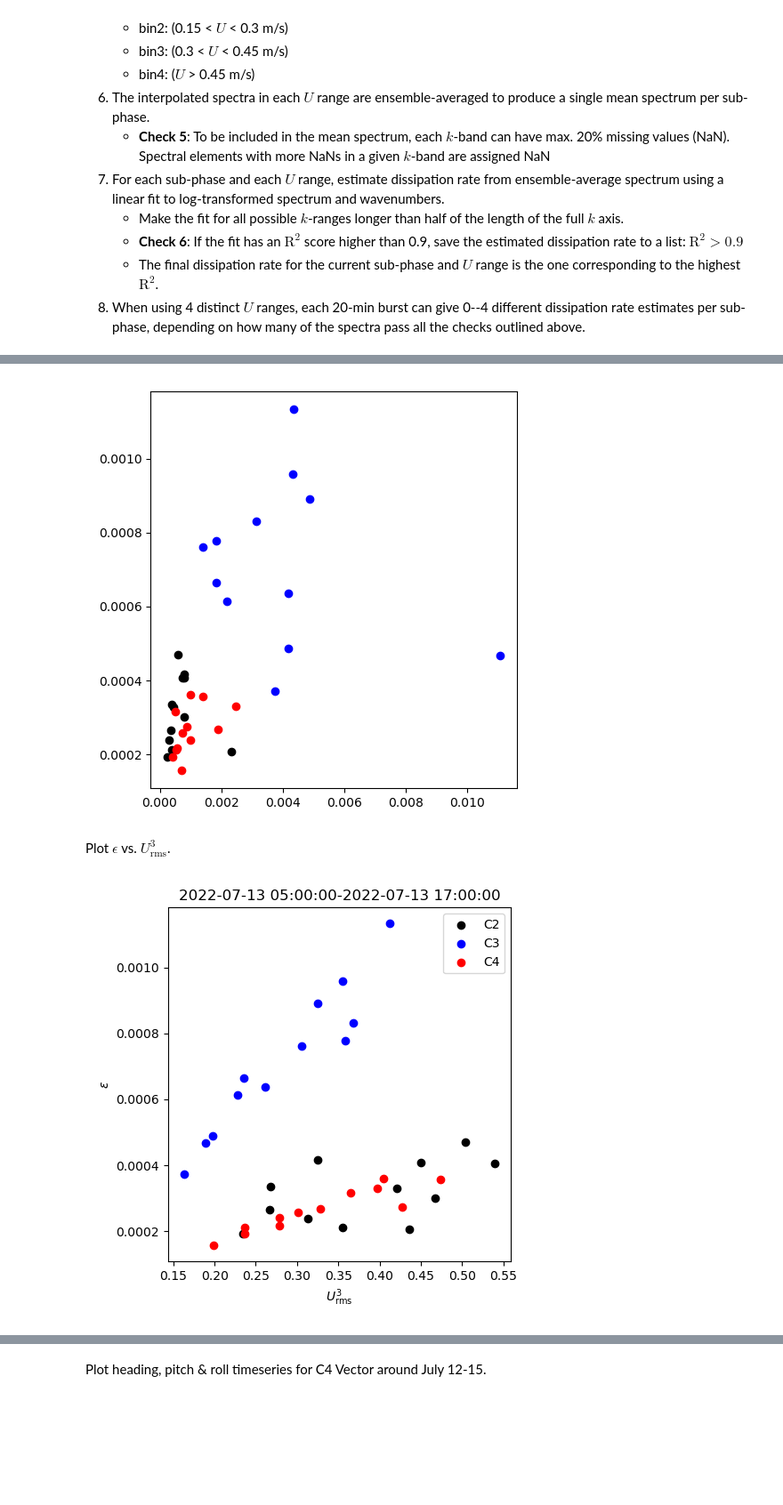
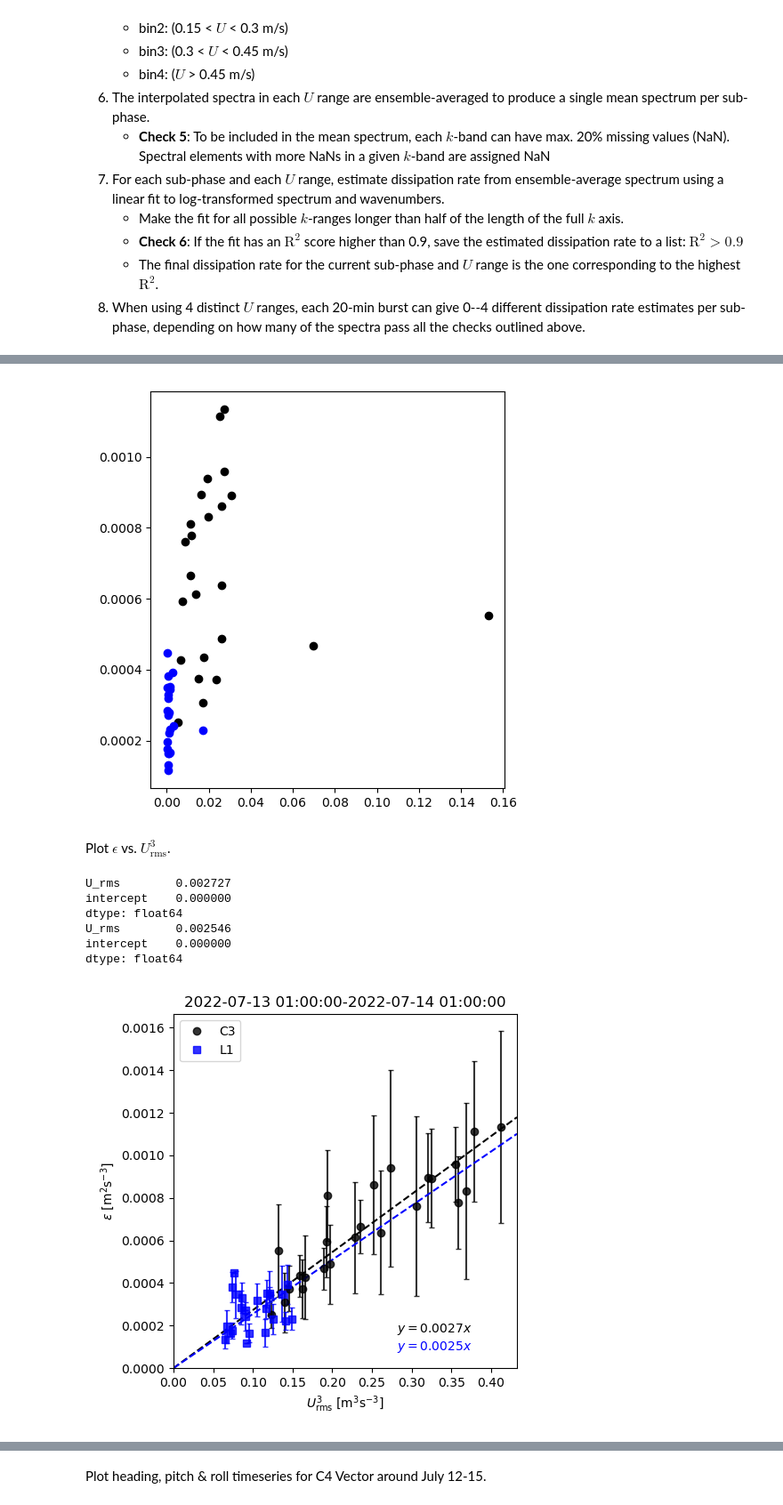
Before and after one commit to mikapm/pyROXSI, a Jupyter notebook: roxsi_pyfuns/notebooks/phase_resolved_diss.ipynb, the cells around one changed output, grey strips where cells are left out. Shown at 89% size. Drawn from its saved outputs; the diff is of its cells as text; code cells hidden in the pictures; blank space fills up the shorter version.

```diff
--- a/roxsi_pyfuns/notebooks/phase_resolved_diss.ipynb
+++ b/roxsi_pyfuns/notebooks/phase_resolved_diss.ipynb
@@ -618,34 +673,65 @@ KeyboardInterrupt:
 fig, ax = plt.subplots(figsize=(5,5))
 cs = ['k', 'b', 'r']
 for mi, mid in enumerate(mids):
-    x = dfbd83[mid]
-    y = dfbd[mid]
+    x = dfbd[mid]['eps_LT83']
+    y = dfbd[mid]['eps_phase']
     ax.scatter(x, y, color=cs[mi])
 
 plt.tight_layout()
 plt.show()
 # %% [output]
-[figure, old version]
+[figure, new version]
 # %% [markdown]
 Plot $\epsilon$ vs. $U_\mathrm{rms}^3$.
-# %%
-fig, ax = plt.subplots(figsize=(5,5))
-cs = ['k', 'b', 'r']
-for mi, mid in enumerate(mids):
-    x = dfbu[mid].values
-    y = dfbd[mid].values
-    ax.scatter(x**3, y, color=cs[mi], label=mid)
-#     for n in range(1, ncyc+1):
-#         eps = diss_subseg[mid]['{}/{}'.format(n, ncyc)]
-#         up = U_subseg[mid]['{}/{}'.format(n, ncyc)]
-#         ax.scatter(up, eps, color=cs[mi])
-ax.legend()
-ax.set_xlabel(r'$U_\mathrm{rms}^3$')
-ax.set_ylabel(r'$\epsilon$')
-ax.set_title('{}-{}'.format(t0, t1))
-
-
-plt.tight_layout()
-plt.show()
-# %% [output]
-[figure, removed]
+# %%
+fig, ax = plt.subplots(figsize=(5,5))
+cs = ['k', 'b', 'r']
+ms = ['o', 's', '^']
+for mi, mid in enumerate(mids):
+    x = (dfbd[mid]['U_rms']**3).to_frame()
+    y = dfbd[mid]['eps_phase']
+    ystd = dfbd[mid]['eps_phase_std']
+    # Least squares fit, see:
+    # https://stackoverflow.com/questions/6148207/linear-regression-with-matplotlib-numpy
+    # Force intercept to be 0, see:
+    # https://stackoverflow.com/questions/54257216/how-to-set-intercept-to-0-with-statsmodel-for-multiple-linear-regression
+    model = sm.OLS(y, x.assign(intercept=0), missing='drop')
+    results = model.fit()
+    m, b = results.params
+    print(results.params)
+    # ax.scatter(x, y, color=cs[mi], label=mid, marker=ms[mi])
+    ax.errorbar(x, y, yerr=ystd, color=cs[mi], label=mid, fmt=ms[mi],
+                capsize=2, alpha=0.8)
+    # Plot least squares fit
+    ax.axline(xy1=(0, b), slope=m, color=cs[mi], linestyle='--')
+    # Annotate least squares function
+    s = f'$y = {m:.4f}x$'# {b:+.4f}$'
+    ax.annotate(s, xy=(0.65, 0.10-mi*0.05), xycoords='axes fraction',
+                color=cs[mi])
+# Labels
+ax.set_xlabel(r'$U_\mathrm{rms}^3$ $[\mathrm{m}^3 \mathrm{s}^{-3}]$')
+ax.set_ylabel(r'$\epsilon$ $[\mathrm{m}^2 \mathrm{s}^{-3}]$')
+ax.set_title('{}-{}'.format(t0, t1))
+
+ax.set_xlim([0, None])
+ax.set_ylim([0, None])
+
+# Legend markers without errorbars
+handles, labels = ax.get_legend_handles_labels()
+# remove the errorbars
+handles = [h[0] for h in handles]
+# use them in the legend
+ax.legend(handles, labels, loc='upper left')
+
+plt.tight_layout()
+plt.show()
+# plt.close()
+# plt.clf()
+# %% [output]
+U_rms        0.002727
+intercept    0.000000
+dtype: float64
+U_rms        0.002546
+intercept    0.000000
+dtype: float64
+[figure, added]
```
Also changed, not shown: parts of 4 cells of this notebook.
